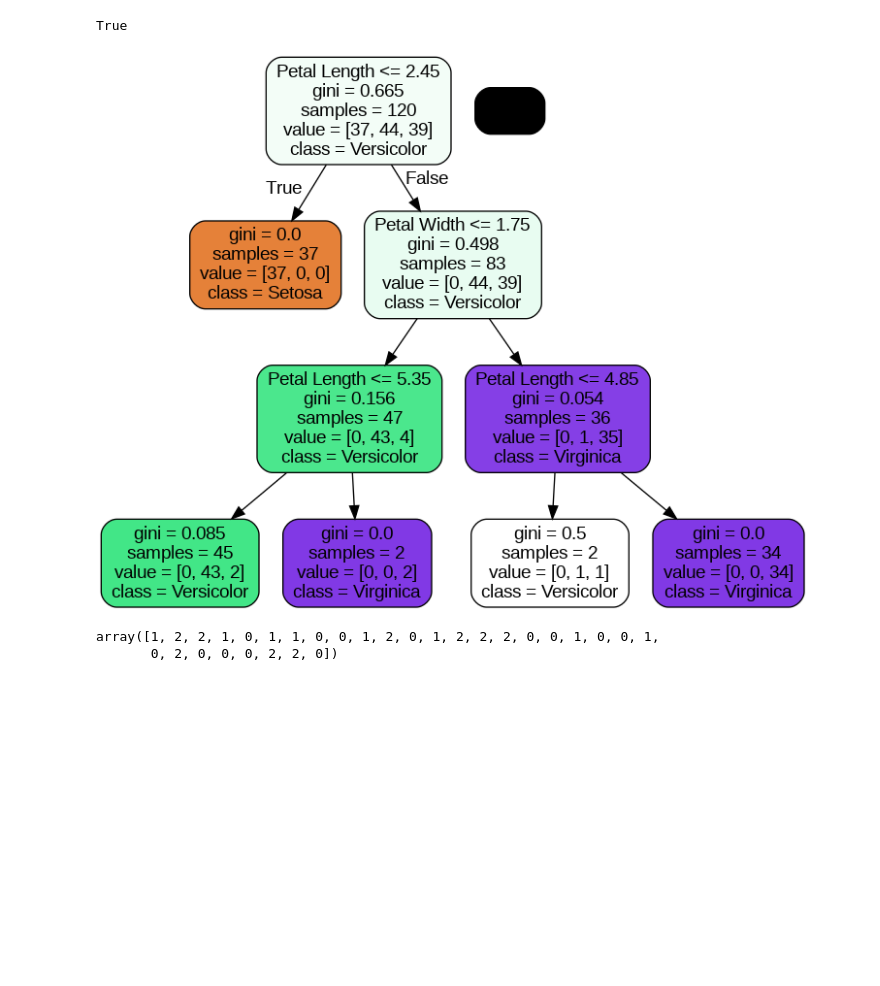
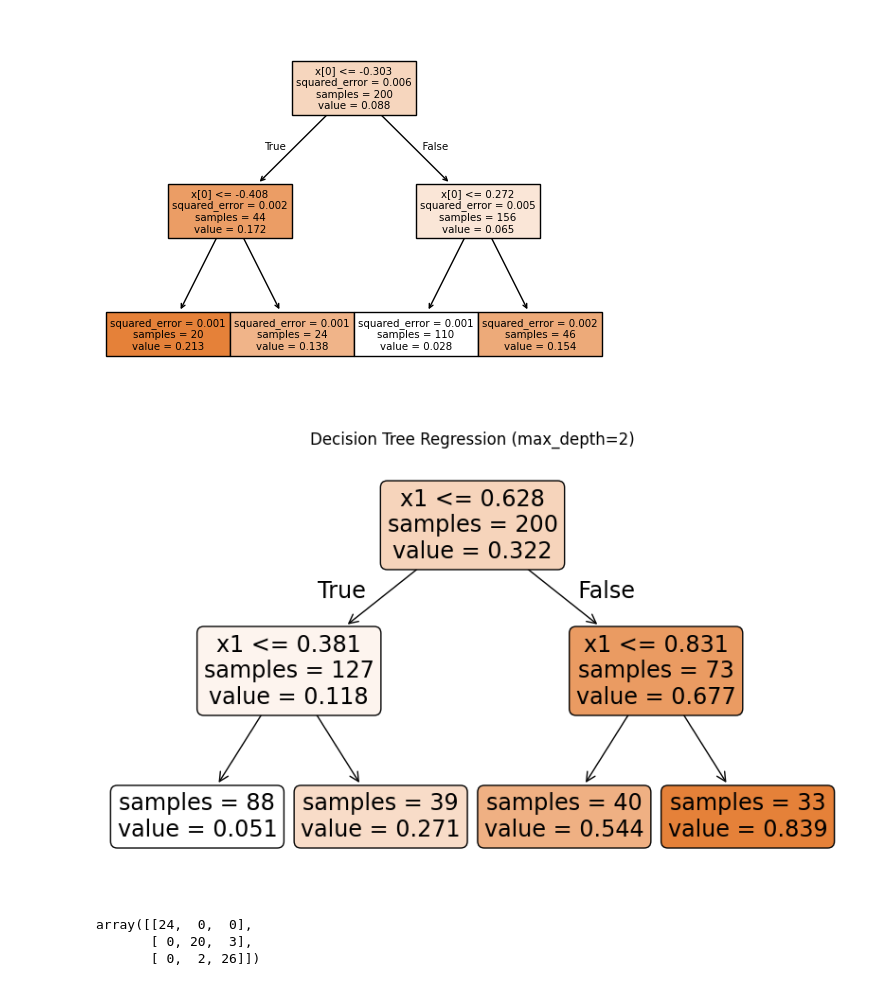
Before and after one commit to jiruneko/decision_tree, a Jupyter notebook: decision_tree.ipynb, the cells around one changed output. Drawn from its saved outputs; the diff is of its cells as text; code cells hidden in the pictures; blank space fills up the shorter version.

```diff
--- a/decision_tree.ipynb
+++ b/decision_tree.ipynb
@@ -28,19 +95,44 @@ Requirement already satisfied: pyparsing>=2.0.1 in /usr/local/lib/python3.10/dis
-# %%
-from sklearn.tree import export_graphviz
-from pydotplus import graph_from_dot_data
-dot_data = export_graphviz(tree, filled=True, rounded=True, class_names=['Setosa', 'Versicolor', 'Virginica'], feature_names=['Sepal Length', 'Sepal Width', 'Petal Length', 'Petal Width'], out_file=None)
-graph = graph_from_dot_data(dot_data)
-graph.write_png('tree.png')
-# %% [output]
-True
-# %%
-from IPython.display import Image
-Image('tree.png')
-# %% [output]
-[figure, removed]
-# %%
-target_pred = tree.predict(data_test)
-target_pred
-# %% [output]
-array([1, 2, 2, 1, 0, 1, 1, 0, 0, 1, 2, 0, 1, 2, 2, 2, 0, 0, 1, 0, 0, 1,
-       0, 2, 0, 0, 0, 2, 2, 0])
+# %%
+import numpy as np
+import matplotlib.pyplot as plt
+from sklearn.tree import plot_tree
+from sklearn.tree import DecisionTreeRegressor
+
+np.random.seed(42)
+X_quad = np.random.rand(200, 1) - 0.5  # a single random input feature
+y_quad = X_quad ** 2 + 0.025 * np.random.randn(200, 1)
+
+tree_reg = DecisionTreeRegressor(max_depth=2, random_state=42)
+tree_reg.fit(X_quad, y_quad)
+plot_tree(tree_reg, filled=True)
+plt.show()
+# %% [output]
+[figure, added]
+# %%
+import numpy as np
+import matplotlib.pyplot as plt
+from sklearn.tree import DecisionTreeRegressor, plot_tree
+
+# データセットの生成
+np.random.seed(42)
+X_quad = np.random.rand(200, 1)  # 0~1の範囲のデータを生成
+y_quad = X_quad ** 2 + 0.025 * np.random.randn(200, 1)  # 二次関数のデータにノイズを加える
+
+# 決定木回帰のモデルを作成し、パラメータを調整
+tree_reg = DecisionTreeRegressor(max_depth=2, random_state=42)
+tree_reg.fit(X_quad, y_quad)
+
+# 決定木の可視化
+plt.figure(figsize=(10, 6))
+plot_tree(tree_reg, feature_names=["x1"], filled=True, rounded=True, impurity=False)
+plt.title("Decision Tree Regression (max_depth=2)")
+plt.show()
+# %% [output]
+[figure, added]
+# %%
+# 混合行列を算出
+confusion_matrix(pred_y, test_y)
+# %% [output]
+array([[24,  0,  0],
+       [ 0, 20,  3],
+       [ 0,  2, 26]])
```
Also changed, not shown: parts of 14 cells of this notebook.
